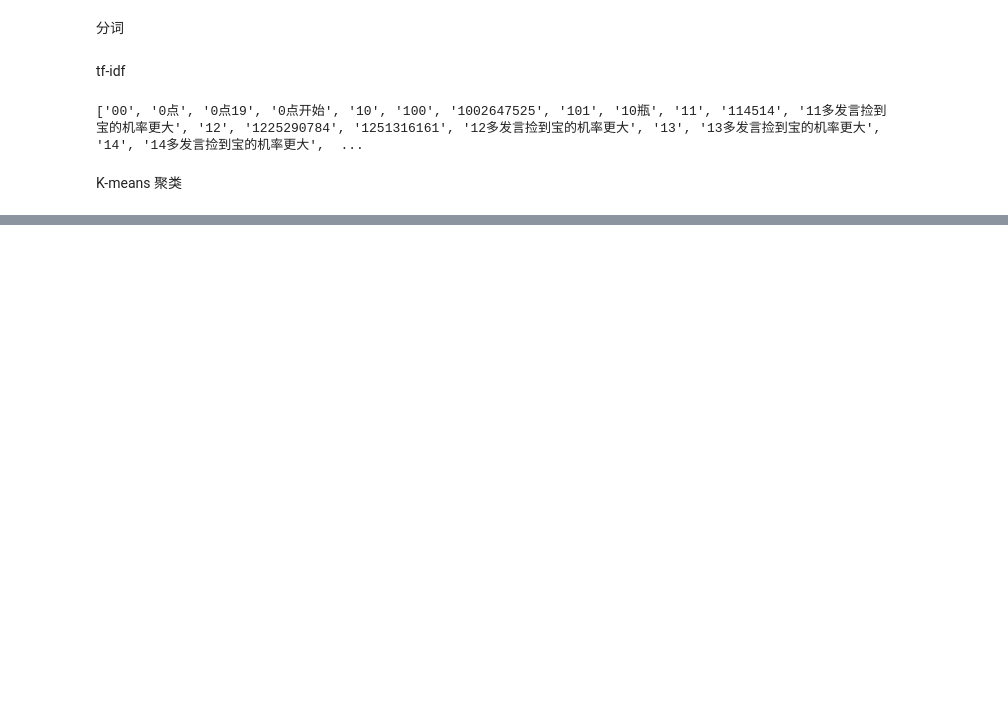
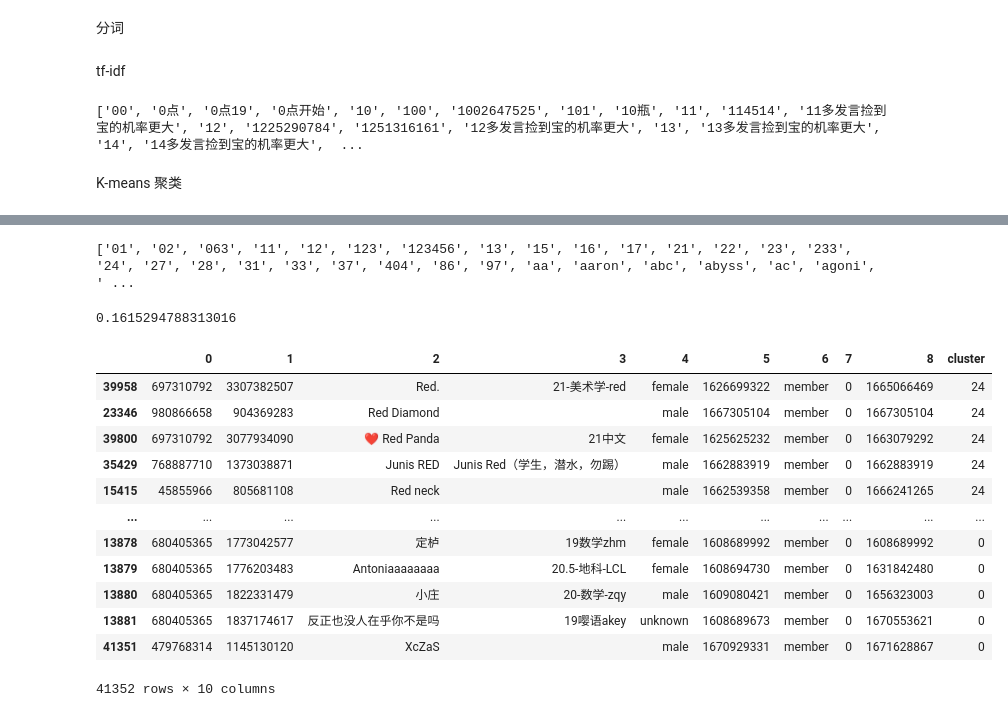
Before and after one commit to GentleCold/qq-analyser, a Jupyter notebook: py/cluster.ipynb, the cells around one changed output, grey strips where cells are left out. Saved outputs shown, nothing was run; the diff lists cells and outputs as text; code cells hidden in the pictures; blank space fills up the shorter version.

```diff
--- a/py/cluster.ipynb
+++ b/py/cluster.ipynb
@@ -17,6 +17,8 @@ cur = conn.cursor()
 
 cur.execute('select * from message')
 messages = pd.DataFrame(list(cur.fetchall()))
+cur.execute('select * from member')
+members = pd.DataFrame(list(cur.fetchall()))
 # %% [markdown]
 分词
 # %%
@@ -81,0 +84,35 @@ messages.sort_values(by='cluster', ascending=False)
+# %%
+nickname = []
+
+for member in members.values:
+    nickname.append(member[2])
+
+# 1000 个特征
+vectorizer = CountVectorizer(max_features=1000)
+tf_idf_transformer = TfidfTransformer()
+tfidf = tf_idf_transformer.fit_transform(vectorizer.fit_transform(nickname))
+print(vectorizer.get_feature_names())
+# %% [output]
+['01', '02', '063', '11', '12', '123', '123456', '13', '15', '16', '17', '21', '22', '23', '233', '24', '27', '28', '31', '33', '37', '404', '86', '97', 'aa', 'aaron', 'abc', 'abyss', 'ac', 'agoni', ' ...
+# %%
+km.fit(tfidf)
+km.predict(tfidf)
+score = -km.score(tfidf) / len(words)
+print(score)
+members['cluster'] = km.labels_
+members.sort_values(by='cluster', ascending=False)
+# %% [output]
+0.1615294788313016
+|  | 0 | 1 | 2 | 3 | 4 | 5 | 6 | 7 | 8 | cluster |
+| 39958 | 697310792 | 3307382507 | Red. | 21-美术学-red | female | 1626699322 | member | 0 | 1665066469 | 24 |
+| 23346 | 980866658 | 904369283 | Red Diamond |  | male | 1667305104 | member | 0 | 1667305104 | 24 |
+| 39800 | 697310792 | 3077934090 | ❤️ Red Panda | 21中文 | female | 1625625232 | member | 0 | 1663079292 | 24 |
+| 35429 | 768887710 | 1373038871 | Junis RED | Junis Red（学生，潜水，勿踢） | male | 1662883919 | member | 0 | 1662883919 | 24 |
+| 15415 | 45855966 | 805681108 | Red neck |  | male | 1662539358 | member | 0 | 1666241265 | 24 |
+| ... | ... | ... | ... | ... | ... | ... | ... | ... | ... | ... |
+| 13878 | 680405365 | 1773042577 | 定栌 | 19数学zhm | female | 1608689992 | member | 0 | 1608689992 | 0 |
+| 13879 | 680405365 | 1776203483 | Antoniaaaaaaaa | 20.5-地科-LCL | female | 1608694730 | member | 0 | 1631842480 | 0 |
+| 13880 | 680405365 | 1822331479 | 小庄 | 20-数学-zqy | male | 1609080421 | member | 0 | 1656323003 | 0 |
+| 13881 | 680405365 | 1837174617 | 反正也没人在乎你不是吗 | 19嘤语akey | unknown | 1608689673 | member | 0 | 1670553621 | 0 |
+| 41351 | 479768314 | 1145130120 | XcZaS |  | male | 1670929331 | member | 0 | 1671628867 | 0 |
+41352 rows × 10 columns
```
Also changed, not shown: parts of 1 cell of this notebook, 1 other file.
